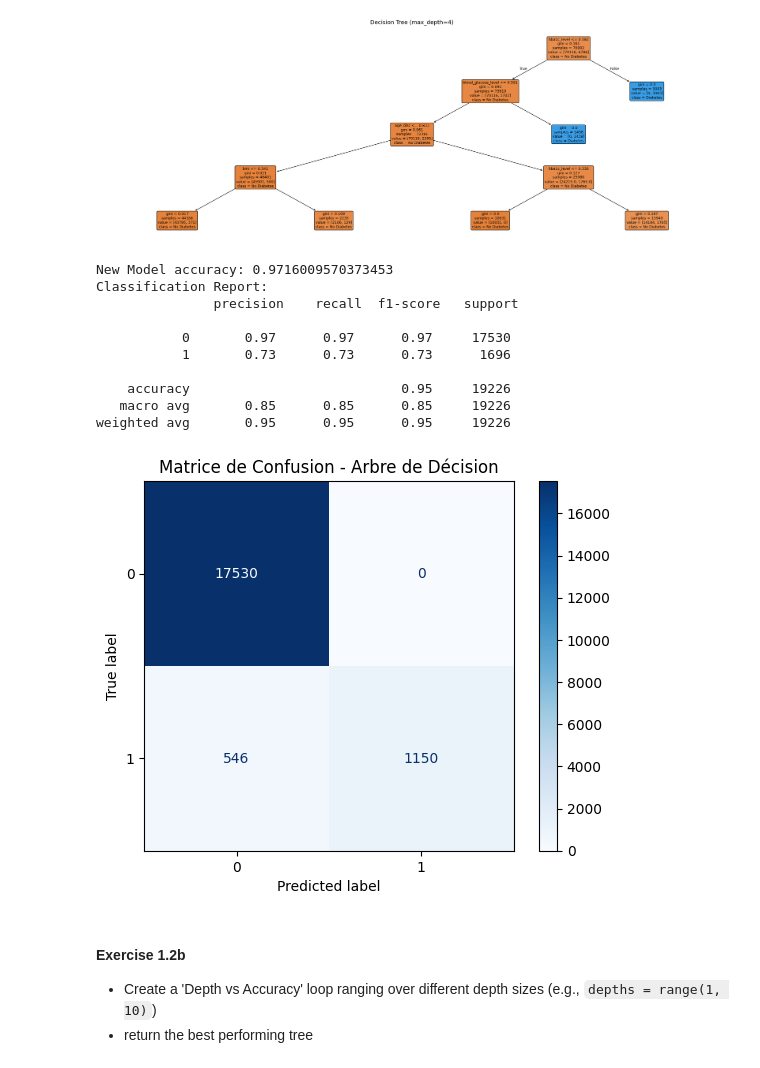
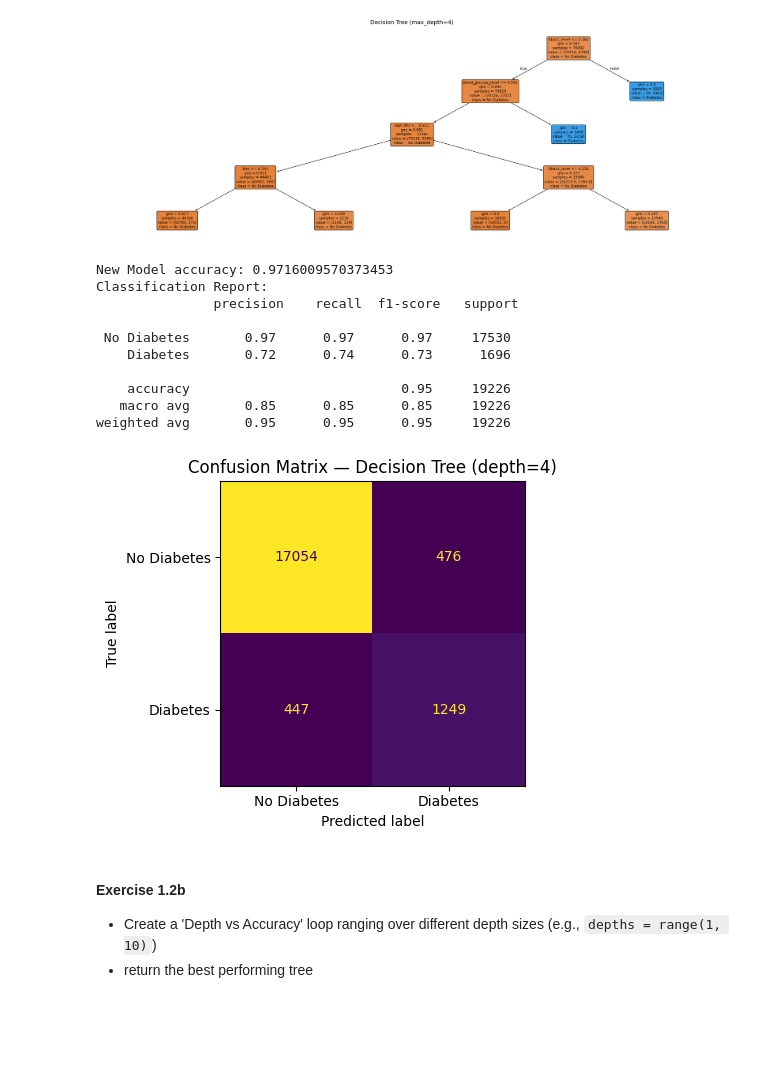
Before and after one commit to Arthvrr/Explanaible-AI-Labs, a Jupyter notebook: Lab01_Interpretable_by_Design.ipynb, the cells around one changed output. Saved outputs shown, nothing was run; the diff lists cells and outputs as text; code cells hidden in the pictures; blank space fills up the shorter version.

```diff
--- a/Lab01_Interpretable_by_Design.ipynb
+++ b/Lab01_Interpretable_by_Design.ipynb
@@ -376,29 +379,26 @@ plt.show()
 # %%
 new_y_pred = new_model.predict(X_test)
 print("New Model accuracy:",(metrics.accuracy_score(y_test, new_y_pred)))
-print("Classification Report:\n", classification_report(y_test, y_pred))
+print("Classification Report:\n", classification_report(y_test, y_pred, target_names=['No Diabetes', 'Diabetes']))
 
-disp = ConfusionMatrixDisplay.from_estimator(
-    new_model,
-    X_test,
-    y_test,
-    cmap=plt.cm.Blues
-)
-
-plt.title("Matrice de Confusion - Arbre de Décision")
-plt.show()
+cm = confusion_matrix(y_test, y_pred)
+disp = ConfusionMatrixDisplay(confusion_matrix=cm, display_labels=['No Diabetes','Diabetes'])
+fig, ax = plt.subplots(figsize=(5, 4))
+disp.plot(ax=ax, colorbar=False)
+ax.set_title('Confusion Matrix — Decision Tree (depth=4)')
+plt.tight_layout()
 # %% [output]
 New Model accuracy: 0.9716009570373453
 Classification Report:
                precision    recall  f1-score   support
 
-           0       0.97      0.97      0.97     17530
-           1       0.73      0.73      0.73      1696
+ No Diabetes       0.97      0.97      0.97     17530
+    Diabetes       0.72      0.74      0.73      1696
 
     accuracy                           0.95     19226
    macro avg       0.85      0.85      0.85     19226
 weighted avg       0.95      0.95      0.95     19226
-[figure, old version]
+[figure, new version]
 # %% [markdown]
 #### Exercise 1.2b
 
```
Also changed, not shown: parts of 12 cells of this notebook, 3 other files.
